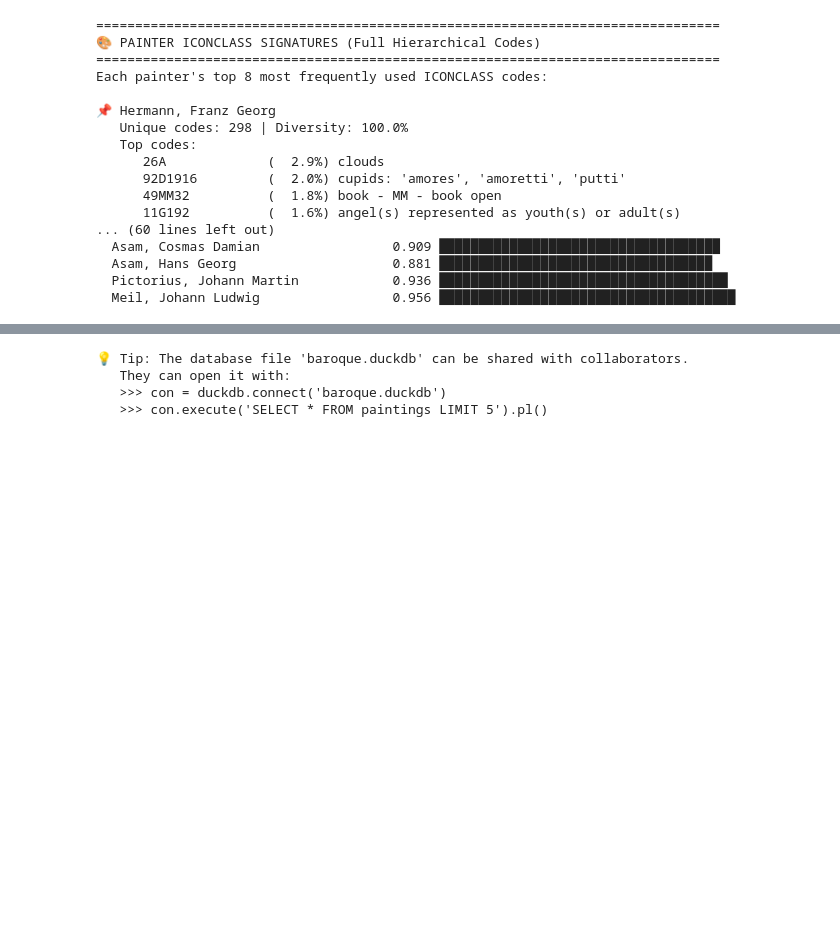
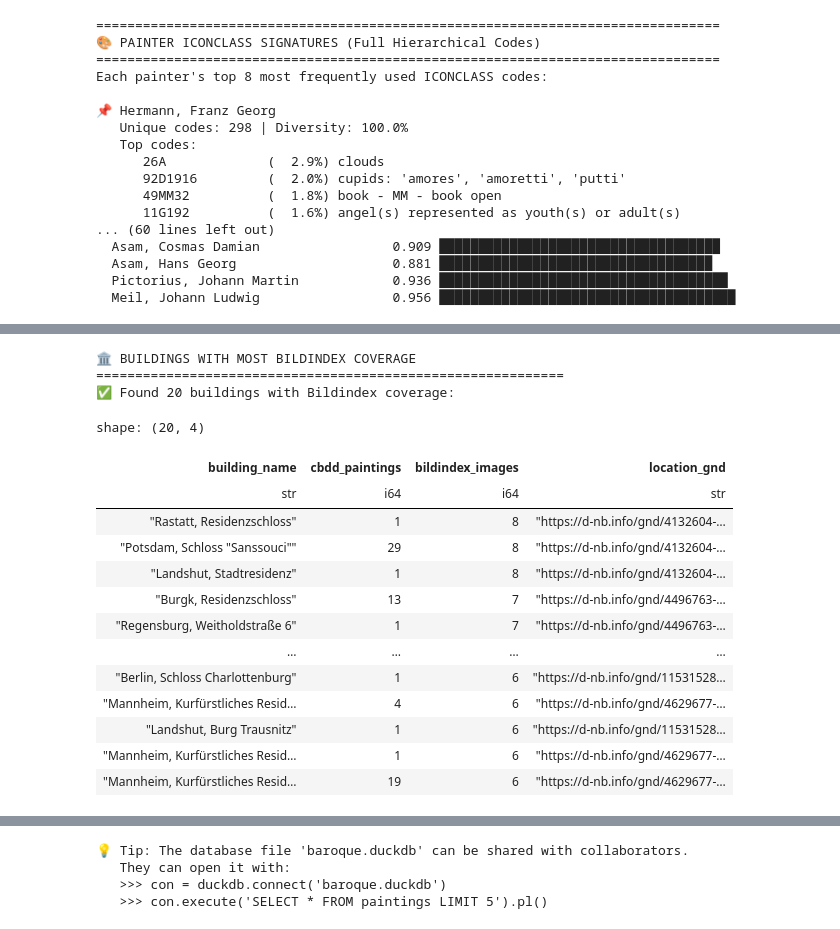
Before and after one commit to ThanosDrossos/DataStories, a Jupyter notebook: DataStory_Baroque_DuckDB.ipynb, the cells around one changed output, grey strips where cells are left out. Saved outputs shown, nothing was run; the diff lists cells and outputs as text; code cells hidden in the pictures; blank space fills up the shorter version.

```diff
--- a/DataStory_Baroque_DuckDB.ipynb
+++ b/DataStory_Baroque_DuckDB.ipynb
@@ -2004,0 +2294,77 @@ shape: (20, 3)
+# %%
+# =============================================================================
+# CELL: Cross-Reference: Buildings with Most Bildindex Coverage
+# =============================================================================
+
+print("🏛️ BUILDINGS WITH MOST BILDINDEX COVERAGE")
+print("=" * 60)
+
+try:
+    building_coverage_df = con.execute("""
+        WITH cbdd_building_gnds AS (
+            SELECT DISTINCT
+                p.building_id,
+                p.building_name,
+                TRIM(gnd.value) as location_gnd,
+                COUNT(DISTINCT p.nfdi_uri) as cbdd_paintings
+            FROM paintings p,
+                 UNNEST(STRING_SPLIT(p.locationGnds, '|')) as gnd(value)
+            WHERE p.locationGnds IS NOT NULL AND p.locationGnds != ''
+            GROUP BY p.building_id, p.building_name, TRIM(gnd.value)
+        )
+        SELECT
+            cbg.building_name,
+            cbg.cbdd_paintings,
+            COUNT(DISTINCT bi.bildindex_uri) as bildindex_images,
+            cbg.location_gnd
+        FROM cbdd_building_gnds cbg
+        JOIN bi_buildings bb ON cbg.location_gnd = bb.building_gnd
+        JOIN bi_items bi ON bb.bildindex_uri = bi.bildindex_uri
+        GROUP BY cbg.building_name, cbg.cbdd_paintings, cbg.location_gnd
+        ORDER BY bildindex_images DESC
+        LIMIT 20
+    """).pl()
+
+    if len(building_coverage_df) > 0:
+        print(f"✅ Found {len(building_coverage_df)} buildings with Bildindex coverage:")
+        ipython_display(building_coverage_df)
+
+        # Visualization
+        if len(building_coverage_df) > 0:
+            df_viz = building_coverage_df.head(15).to_pandas()
+            chart = alt.Chart(df_viz).mark_bar().encode(
+                x=alt.X('bildindex_images:Q', title='Bildindex Images'),
+                y=alt.Y('building_name:N', sort='-x', title='Building'),
+                color=alt.Color('cbdd_paintings:Q',
+                               scale=alt.Scale(scheme='greens'),
+                               title='CbDD Paintings'),
+                tooltip=['building_name', 'cbdd_paintings', 'bildindex_images']
+            ).properties(
+                title='Buildings with Bildindex Coverage',
+                width=500,
+                height=400
+            )
+            ipython_display(chart)
+    else:
+        print("⚠️ No building cross-references found.")
+
+except Exception as e:
+    print(f"⚠️ Error in building coverage query: {e}")
+# %% [output]
+🏛️ BUILDINGS WITH MOST BILDINDEX COVERAGE
+============================================================
+✅ Found 20 buildings with Bildindex coverage:
+shape: (20, 4)
+| building_name | cbdd_paintings | bildindex_images | location_gnd |
+| str | i64 | i64 | str |
+| "Rastatt, Residenzschloss" | 1 | 8 | "https://d-nb.info/gnd/4132604-… |
+| "Potsdam, Schloss "Sanssouci"" | 29 | 8 | "https://d-nb.info/gnd/4132604-… |
+| "Landshut, Stadtresidenz" | 1 | 8 | "https://d-nb.info/gnd/4132604-… |
+| "Burgk, Residenzschloss" | 13 | 7 | "https://d-nb.info/gnd/4496763-… |
+| "Regensburg, Weitholdstraße 6" | 1 | 7 | "https://d-nb.info/gnd/4496763-… |
+| … | … | … | … |
+| "Berlin, Schloss Charlottenburg" | 1 | 6 | "https://d-nb.info/gnd/11531528… |
+| "Mannheim, Kurfürstliches Resid… | 4 | 6 | "https://d-nb.info/gnd/4629677-… |
+| "Landshut, Burg Trausnitz" | 1 | 6 | "https://d-nb.info/gnd/11531528… |
+| "Mannheim, Kurfürstliches Resid… | 1 | 6 | "https://d-nb.info/gnd/4629677-… |
+| "Mannheim, Kurfürstliches Resid… | 19 | 6 | "https://d-nb.info/gnd/4629677-… |
```
Also changed, not shown: parts of 17 cells of this notebook, 30 other files.
